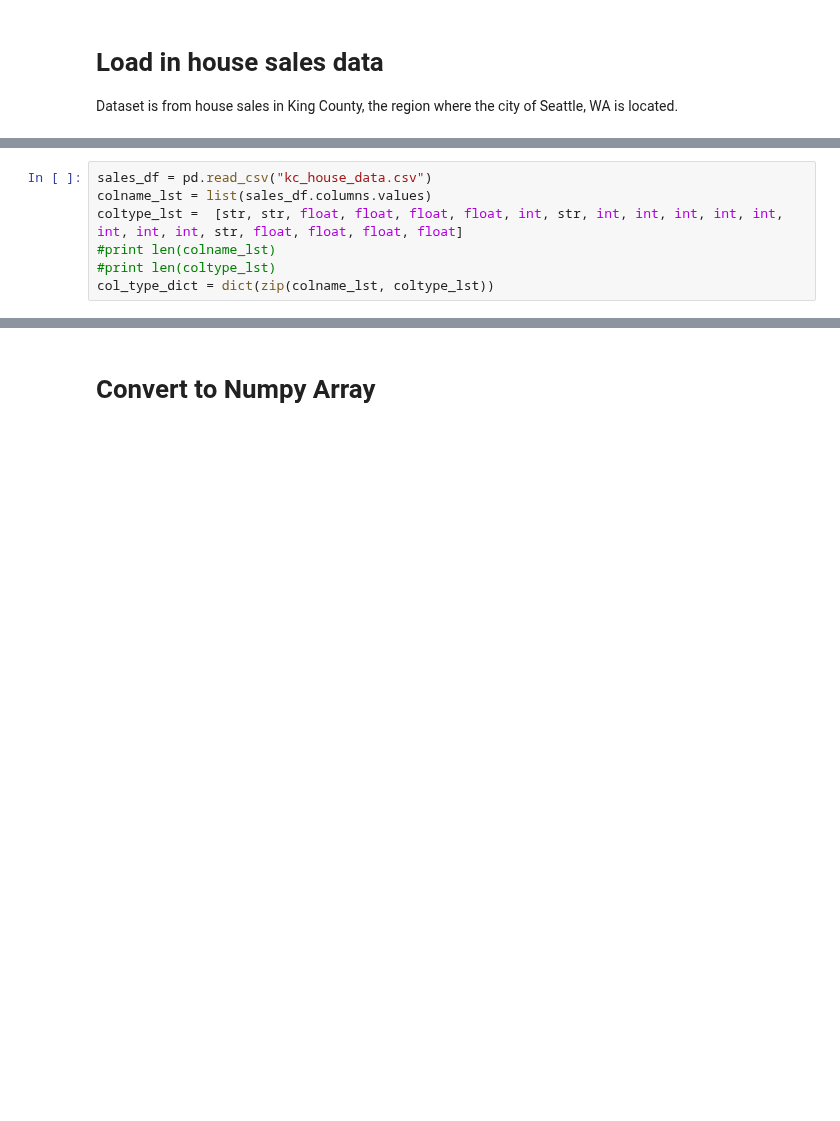
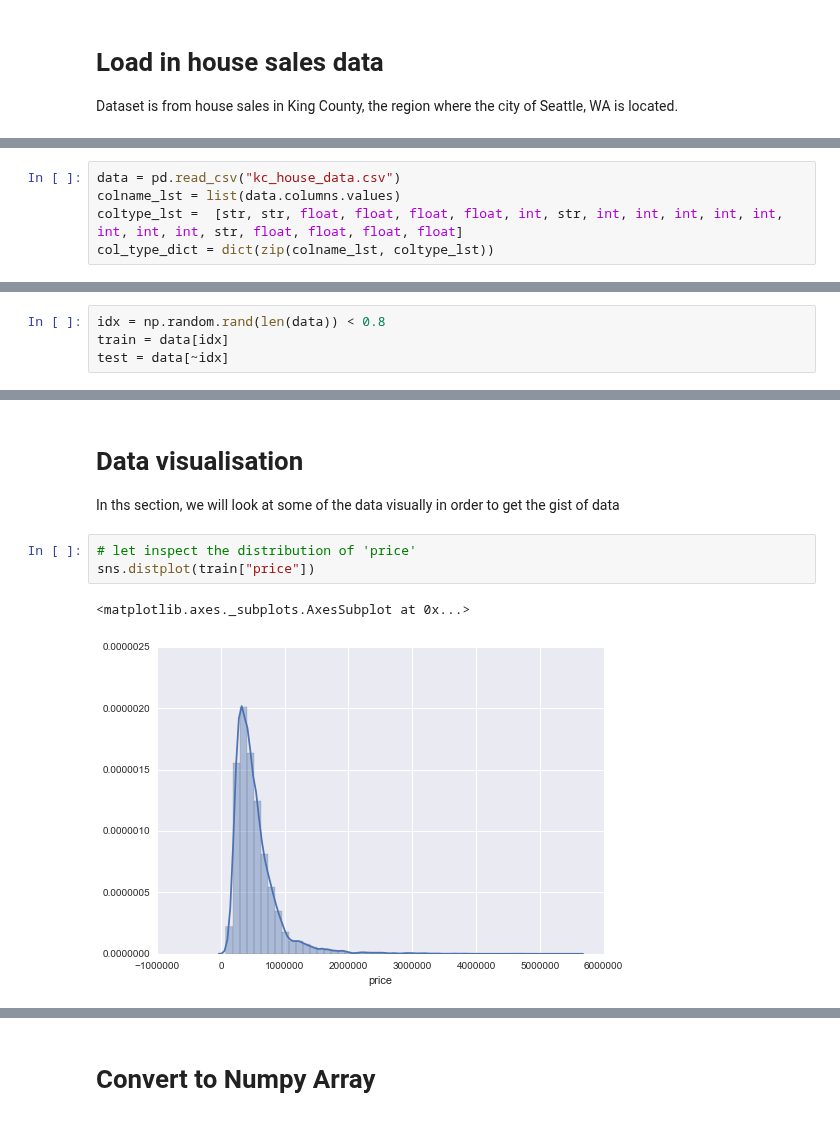
Before and after one commit to benjaminsw/regression, a Jupyter notebook: kc_house/multivariate regression.ipynb, the cells around one changed output, grey strips where cells are left out. Drawn from its saved outputs; the diff is of its cells as text; blank space fills up the shorter version.

Commit message:
loaded data and done visualisation

```diff
--- a/kc_house/multivariate regression.ipynb
+++ b/kc_house/multivariate regression.ipynb
@@ -27,7 +26,5 @@ Dataset is from house sales in King County, the region where the city of Seattle
 # %%
-sales_df = pd.read_csv("kc_house_data.csv")
-colname_lst = list(sales_df.columns.values)
+data = pd.read_csv("kc_house_data.csv")
+colname_lst = list(data.columns.values)
 coltype_lst =  [str, str, float, float, float, float, int, str, int, int, int, int, int, int, int, int, str, float, float, float, float]
-#print len(colname_lst)
-#print len(coltype_lst)
 col_type_dict = dict(zip(colname_lst, coltype_lst))
@@ -45,0 +35,4 @@ If we want to do any "feature engineering" like creating new features or adjusti
+# %%
+idx = np.random.rand(len(data)) < 0.8
+train = data[idx]
+test = data[~idx]
@@ -45,0 +61,10 @@ If we want to do any "feature engineering" like creating new features or adjusti
+# %% [markdown]
+# Data visualisation
+
+In ths section, we will look at some of the data visually in order to get the gist of data
+# %%
+# let inspect the distribution of 'price'
+sns.distplot(train["price"])
+# %% [output]
+<matplotlib.axes._subplots.AxesSubplot at 0x...>
+[figure, added]
```
Also changed, not shown: parts of 15 cells of this notebook.
